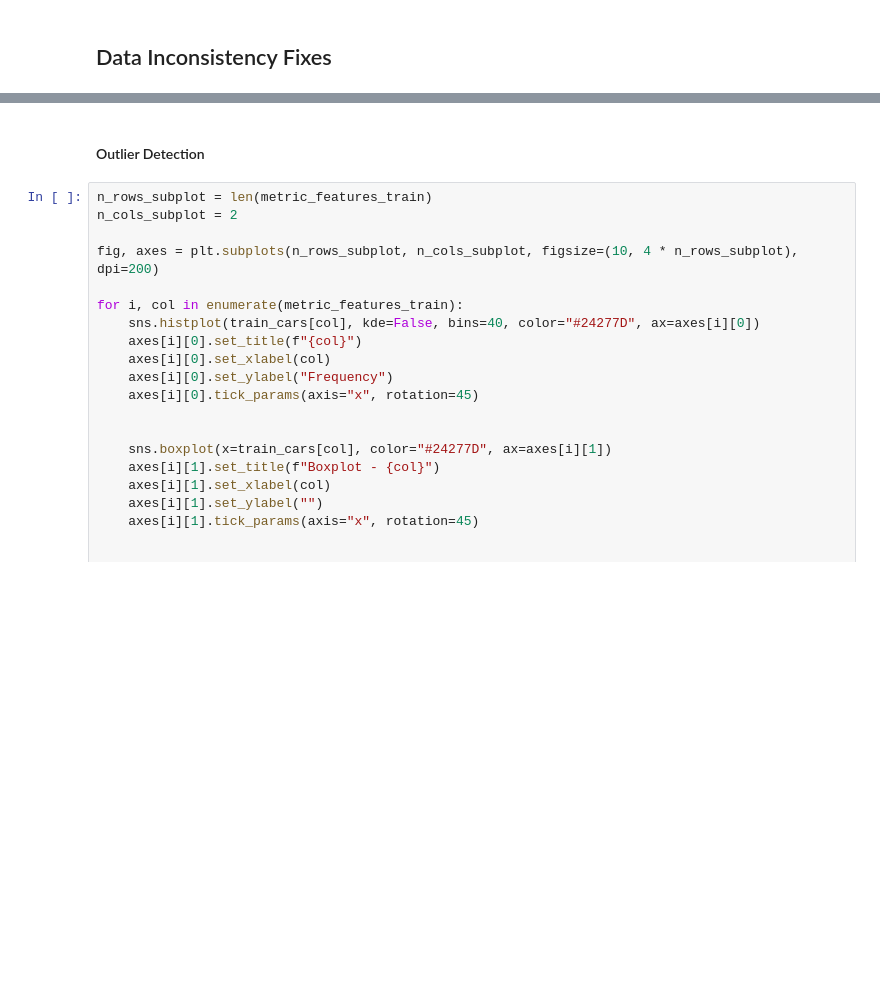
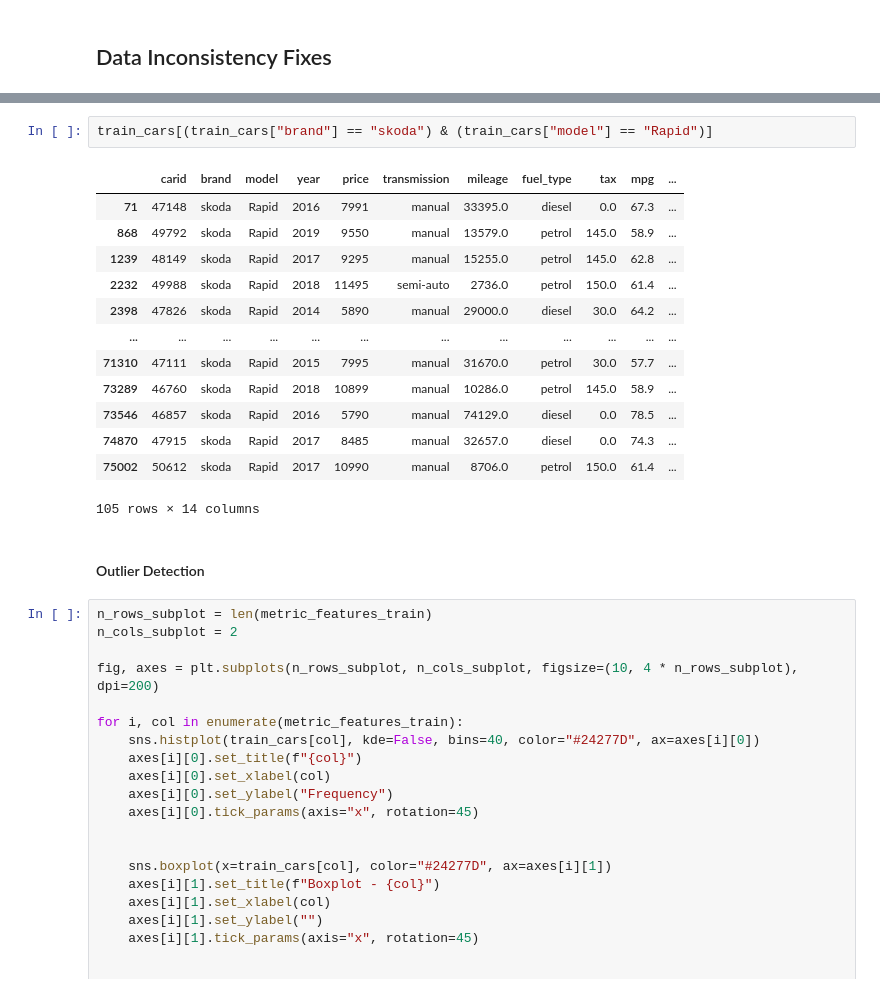
Before and after one commit to peppathecodingpig/Trabalho-de-Machine-Learning, a Jupyter notebook: Project_notebook.ipynb, the cells around one changed output, grey strips where cells are left out. Cells and saved outputs as stored; diff of their text form; blank space fills up the shorter version.

```diff
--- a/Project_notebook.ipynb
+++ b/Project_notebook.ipynb
@@ -239,3 +769,19 @@ plt.show()
+# %%
+train_cars[(train_cars["brand"] == "skoda") & (train_cars["model"] == "Rapid")]
+# %% [output]
+|  | carid | brand | model | year | price | transmission | mileage | fuel_type | tax | mpg | ... |
+| 71 | 47148 | skoda | Rapid | 2016 | 7991 | manual | 33395.0 | diesel | 0.0 | 67.3 | ... |
+| 868 | 49792 | skoda | Rapid | 2019 | 9550 | manual | 13579.0 | petrol | 145.0 | 58.9 | ... |
+| 1239 | 48149 | skoda | Rapid | 2017 | 9295 | manual | 15255.0 | petrol | 145.0 | 62.8 | ... |
+| 2232 | 49988 | skoda | Rapid | 2018 | 11495 | semi-auto | 2736.0 | petrol | 150.0 | 61.4 | ... |
+| 2398 | 47826 | skoda | Rapid | 2014 | 5890 | manual | 29000.0 | diesel | 30.0 | 64.2 | ... |
+| ... | ... | ... | ... | ... | ... | ... | ... | ... | ... | ... | ... |
+| 71310 | 47111 | skoda | Rapid | 2015 | 7995 | manual | 31670.0 | petrol | 30.0 | 57.7 | ... |
+| 73289 | 46760 | skoda | Rapid | 2018 | 10899 | manual | 10286.0 | petrol | 145.0 | 58.9 | ... |
+| 73546 | 46857 | skoda | Rapid | 2016 | 5790 | manual | 74129.0 | diesel | 0.0 | 78.5 | ... |
+| 74870 | 47915 | skoda | Rapid | 2017 | 8485 | manual | 32657.0 | diesel | 0.0 | 74.3 | ... |
+| 75002 | 50612 | skoda | Rapid | 2017 | 10990 | manual | 8706.0 | petrol | 150.0 | 61.4 | ... |
+105 rows × 14 columns
 # %% [markdown]
 #### Outlier Detection
 # %%
```
Also changed, not shown: parts of 99 cells of this notebook, 1 other file.
